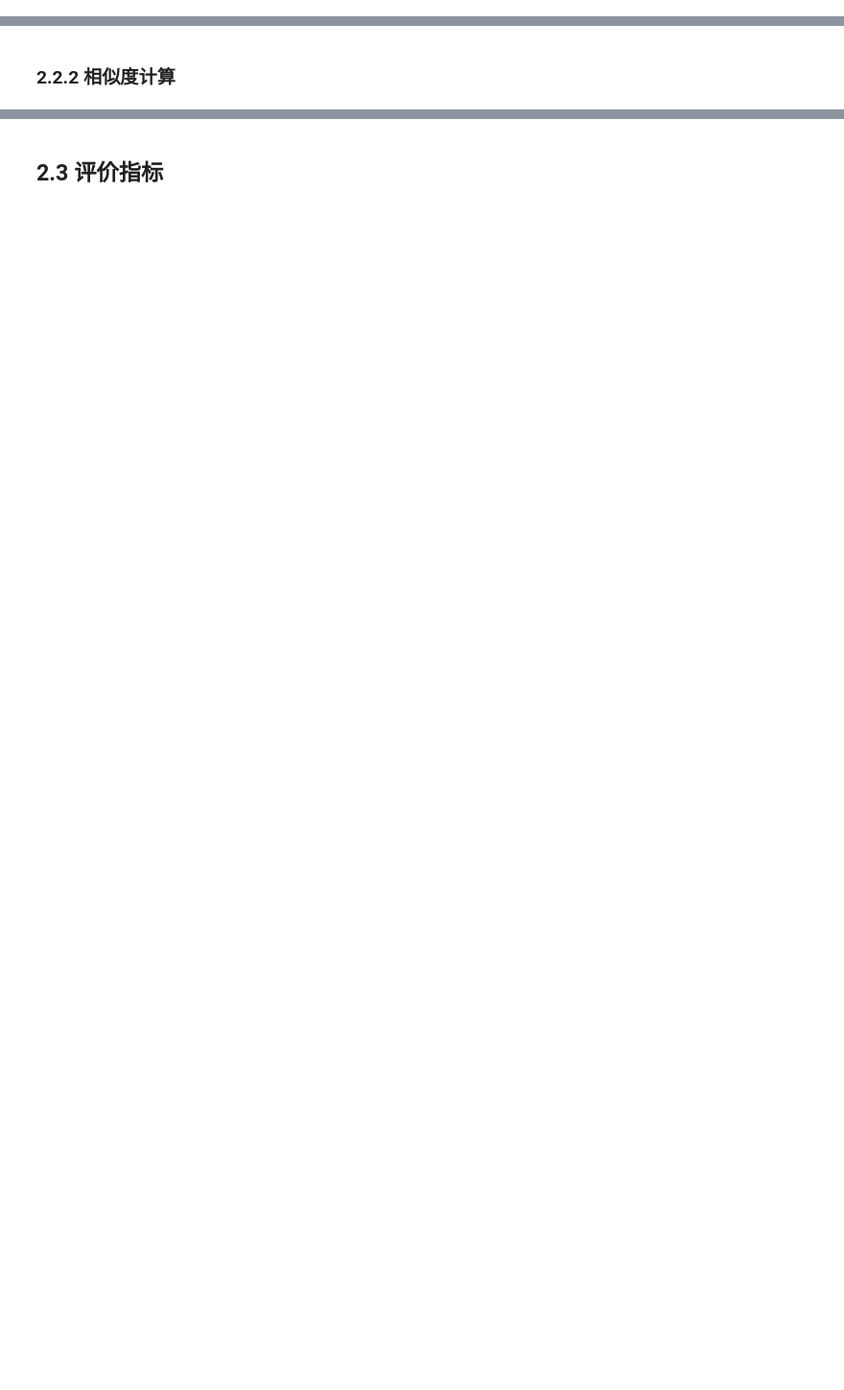
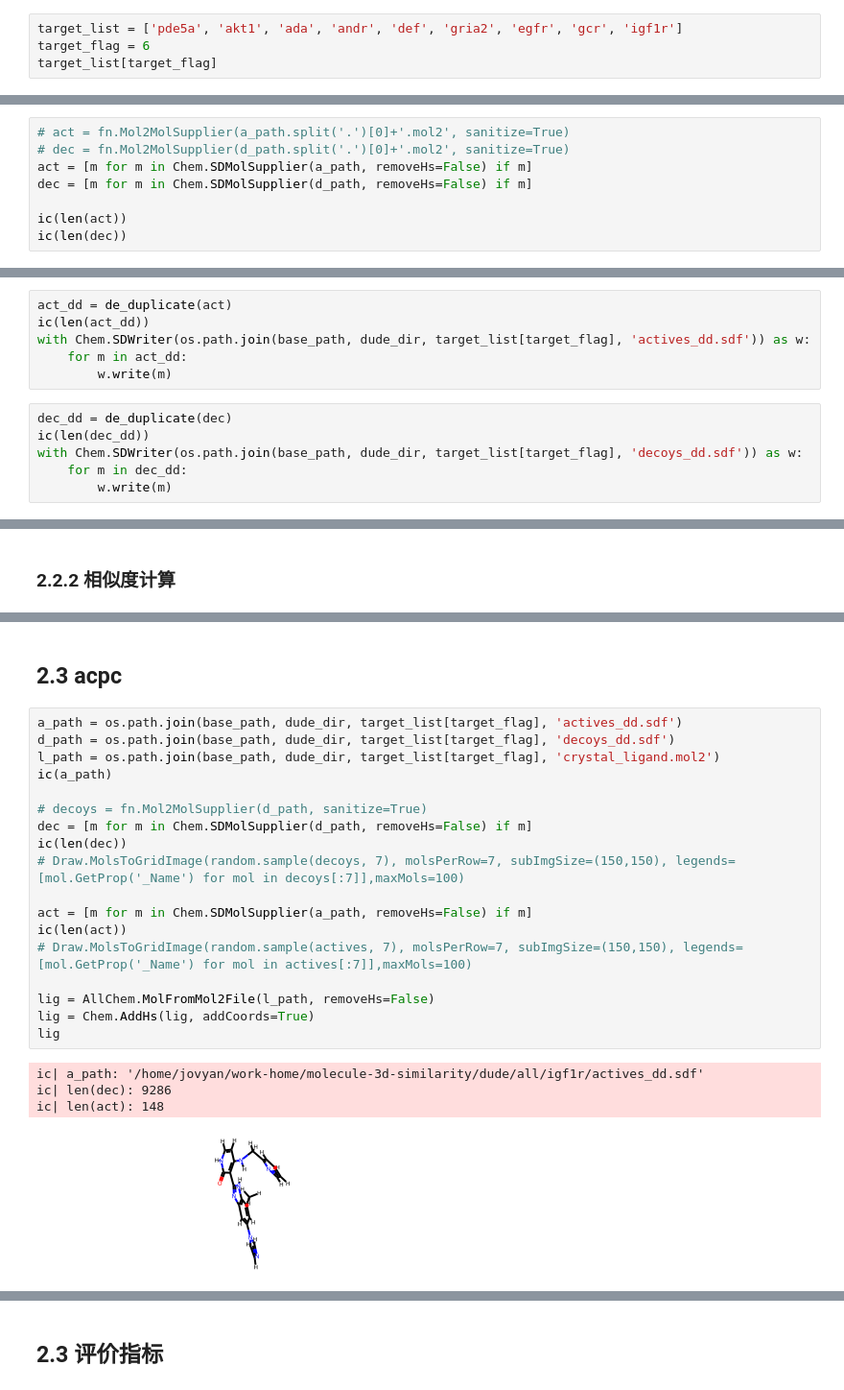
Before and after one commit to SimLif/molecule-3d-similarity, a Jupyter notebook: test.ipynb, the cells around one changed output, grey strips where cells are left out. Shown at 96% size. Drawn from its saved outputs; the diff is of its cells as text; blank space fills up the shorter version.

Commit message:
add acpc esp-sim method and re-construct the evaluate code

```diff
--- a/test.ipynb
+++ b/test.ipynb
@@ -94,0 +154,4 @@ ligand
+# %%
+target_list = ['pde5a', 'akt1', 'ada', 'andr', 'def', 'gria2', 'egfr', 'gcr', 'igf1r']
+target_flag = 6
+target_list[target_flag]
@@ -94,0 +186,8 @@ ligand
+# %%
+# act = fn.Mol2MolSupplier(a_path.split('.')[0]+'.mol2', sanitize=True)
+# dec = fn.Mol2MolSupplier(d_path.split('.')[0]+'.mol2', sanitize=True)
+act = [m for m in Chem.SDMolSupplier(a_path, removeHs=False) if m]
+dec = [m for m in Chem.SDMolSupplier(d_path, removeHs=False) if m]
+
+ic(len(act))
+ic(len(dec))
@@ -94,0 +215,12 @@ ligand
+# %%
+act_dd = de_duplicate(act)
+ic(len(act_dd))
+with Chem.SDWriter(os.path.join(base_path, dude_dir, target_list[target_flag], 'actives_dd.sdf')) as w:
+    for m in act_dd:
+        w.write(m)
+# %%
+dec_dd = de_duplicate(dec)
+ic(len(dec_dd))
+with Chem.SDWriter(os.path.join(base_path, dude_dir, target_list[target_flag], 'decoys_dd.sdf')) as w:
+    for m in dec_dd:
+        w.write(m)
@@ -439,0 +922,25 @@ sim_dict.pop('oddt_usr')
+# %% [markdown]
+## 2.3 acpc
+# %%
+a_path = os.path.join(base_path, dude_dir, target_list[target_flag], 'actives_dd.sdf')
+d_path = os.path.join(base_path, dude_dir, target_list[target_flag], 'decoys_dd.sdf')
+l_path = os.path.join(base_path, dude_dir, target_list[target_flag], 'crystal_ligand.mol2')
+ic(a_path)
+
+# decoys = fn.Mol2MolSupplier(d_path, sanitize=True)
+dec = [m for m in Chem.SDMolSupplier(d_path, removeHs=False) if m]
+ic(len(dec))
+# Draw.MolsToGridImage(random.sample(decoys, 7), molsPerRow=7, subImgSize=(150,150), legends=[mol.GetProp('_Name') for mol in decoys[:7]],maxMols=100)
+
+act = [m for m in Chem.SDMolSupplier(a_path, removeHs=False) if m]
+ic(len(act))
+# Draw.MolsToGridImage(random.sample(actives, 7), molsPerRow=7, subImgSize=(150,150), legends=[mol.GetProp('_Name') for mol in actives[:7]],maxMols=100)
+
+lig = AllChem.MolFromMol2File(l_path, removeHs=False)
+lig = Chem.AddHs(lig, addCoords=True)
+lig
+# %% [output]
+ic| a_path: '/home/jovyan/work-home/molecule-3d-similarity/dude/all/igf1r/actives_dd.sdf'
+ic| len(dec): 9286
+ic| len(act): 148
+[figure, added]
```
Also changed, not shown: parts of 185 cells of this notebook, 6 other files.
